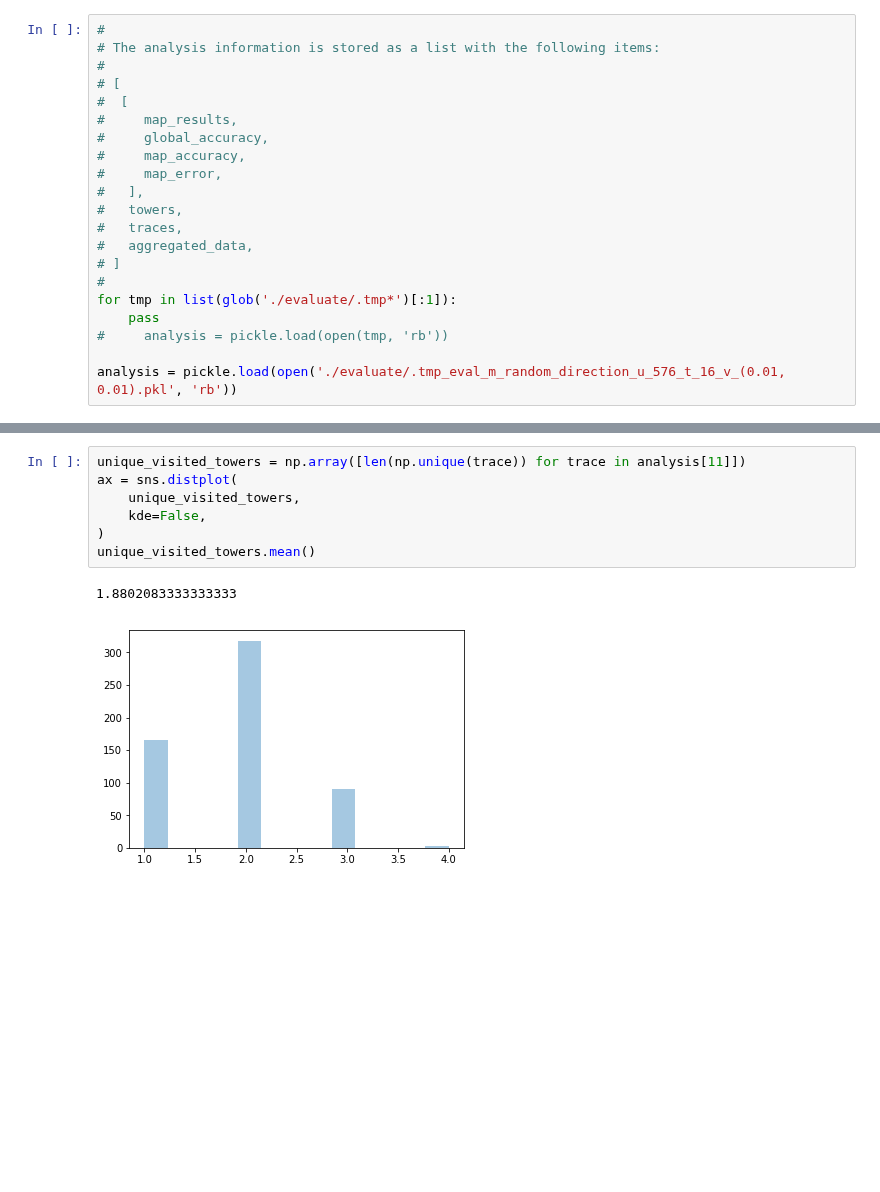
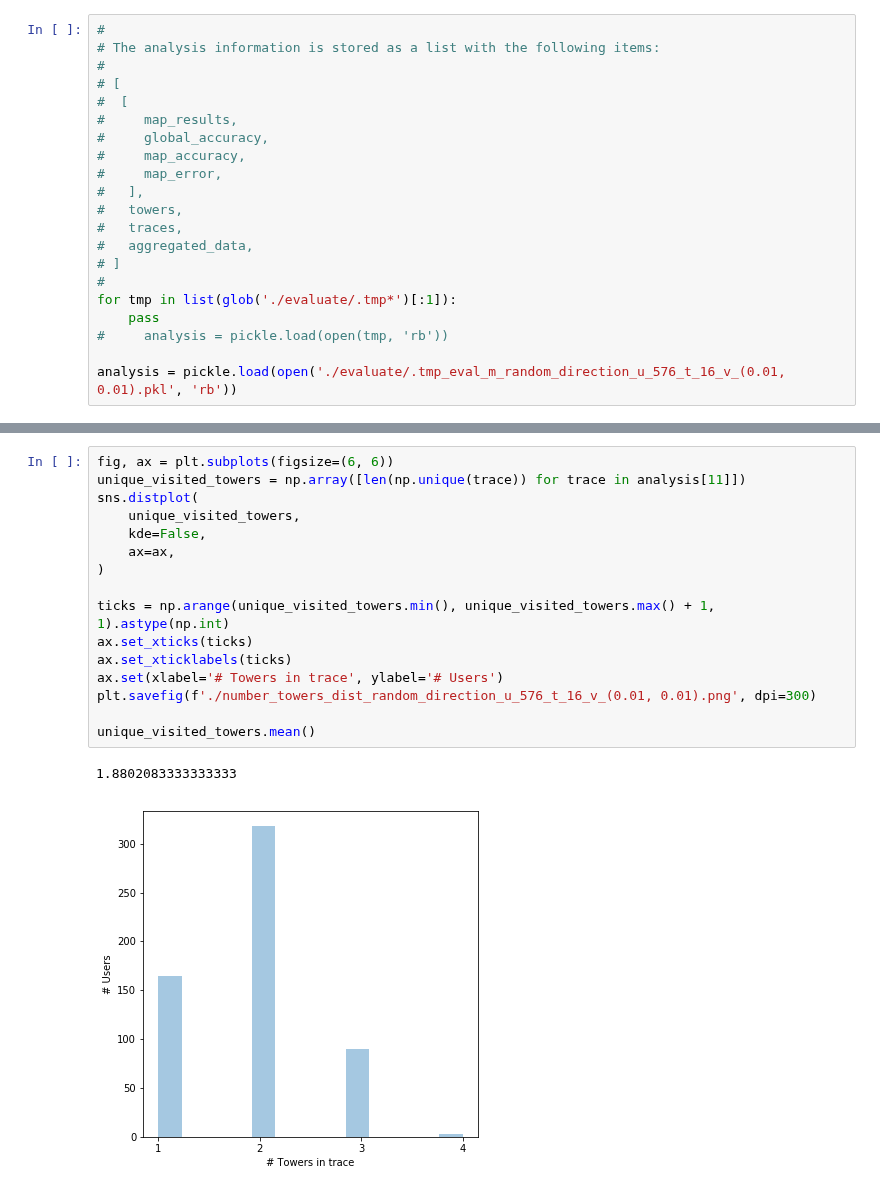
Before and after one commit to leopiney/tscf, a Jupyter notebook: evaluation-results-temp-files.ipynb, the cells around one changed output, grey strips where cells are left out. Cells and saved outputs as stored; diff of their text form; blank space fills up the shorter version.

```diff
--- a/evaluation-results-temp-files.ipynb
+++ b/evaluation-results-temp-files.ipynb
@@ -53,10 +49,19 @@ dtype: float64
-# %%
-unique_visited_towers = np.array([len(np.unique(trace)) for trace in analysis[11]])
-ax = sns.distplot(
-    unique_visited_towers,
-    kde=False,
-)
-unique_visited_towers.mean()
-# %% [output]
-1.8802083333333333
-[figure, removed]
+# %%
+fig, ax = plt.subplots(figsize=(6, 6))
+unique_visited_towers = np.array([len(np.unique(trace)) for trace in analysis[11]])
+sns.distplot(
+    unique_visited_towers,
+    kde=False,
+    ax=ax,
+)
+
+ticks = np.arange(unique_visited_towers.min(), unique_visited_towers.max() + 1, 1).astype(np.int)
+ax.set_xticks(ticks)
+ax.set_xticklabels(ticks)
+ax.set(xlabel='# Towers in trace', ylabel='# Users')
+plt.savefig(f'./number_towers_dist_random_direction_u_576_t_16_v_(0.01, 0.01).png', dpi=300)
+
+unique_visited_towers.mean()
+# %% [output]
+1.8802083333333333
+[figure, added]
```
Also changed, not shown: parts of 8 cells of this notebook, 17 other files.
